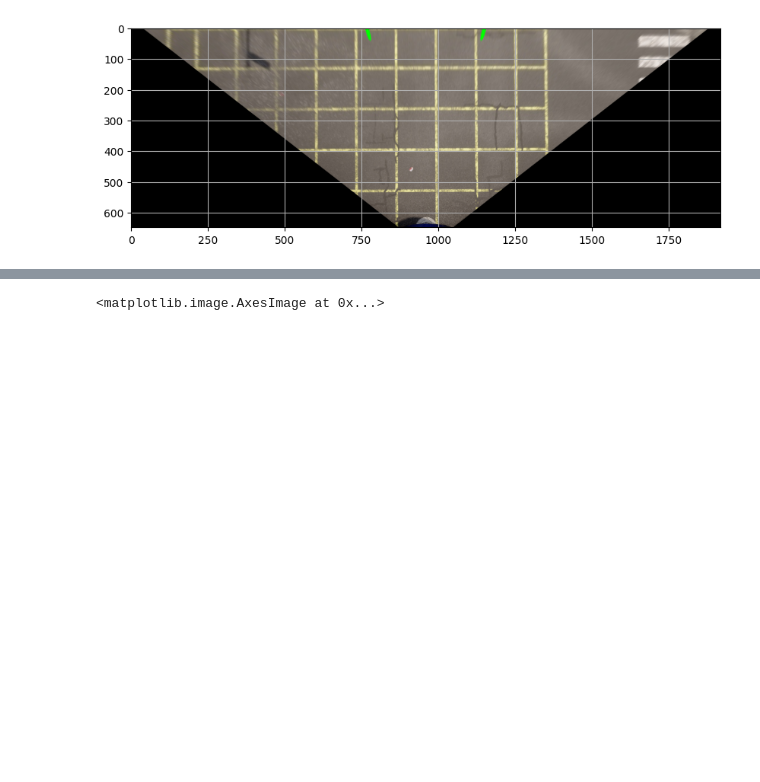
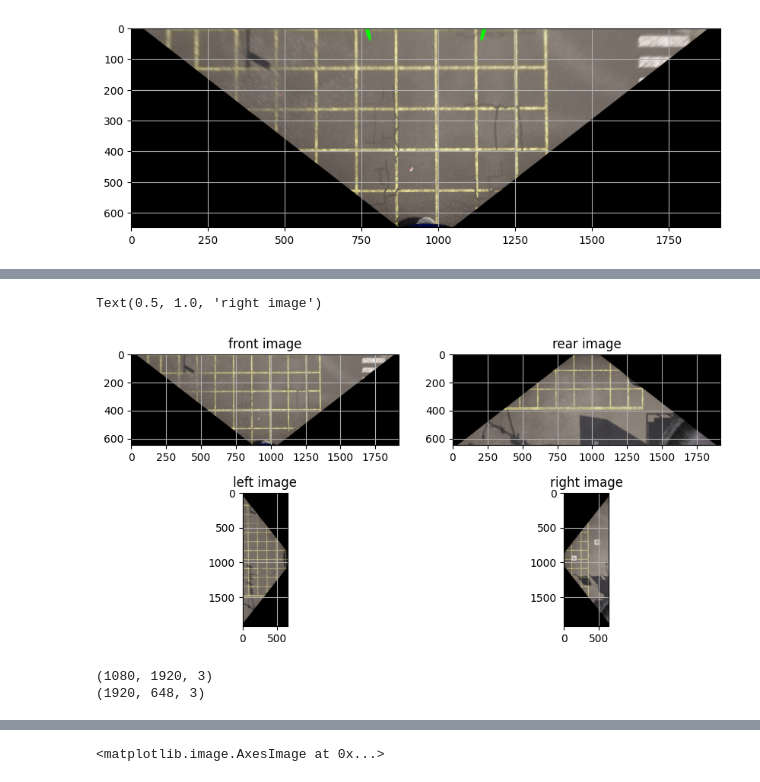
Before and after one commit to jinbeomjeong/surround_view, a Jupyter notebook: surround_view.ipynb, the cells around one changed output, grey strips where cells are left out. Drawn from its saved outputs; the diff is of its cells as text; code cells hidden in the pictures; blank space fills up the shorter version.

Commit message:
add basic blend

```diff
--- a/surround_view.ipynb
+++ b/surround_view.ipynb
@@ -82,8 +95,0 @@ for i in range(30):
-# %%
-gpu_img = cv2.cuda_GpuMat()
-
-for i in range(30):
-    front_dst = convert_bird_eye_view_cuda(gpu_img=gpu_img, img=front_img)
-    left_dst = convert_bird_eye_view_cuda(gpu_img=gpu_img, img=left_img)
-    right_dst = convert_bird_eye_view_cuda(gpu_img=gpu_img, img=right_img)
-    rear_dst = convert_bird_eye_view_cuda(gpu_img=gpu_img, img=rear_img)
@@ -115,0 +127,58 @@ for img_name, img in zip(dst_img_name_list, dst_img_list):
+# %%
+for i in range(30):
+    front_dst = convert_bird_eye_view(front_img)
+    left_dst = convert_bird_eye_view(left_img)
+    right_dst = convert_bird_eye_view(right_img)
+    rear_dst = convert_bird_eye_view(rear_img)
+
+    left_img_rot = cv2.rotate(left_dst, cv2.ROTATE_90_COUNTERCLOCKWISE)
+    right_img_rot = cv2.rotate(right_dst, cv2.ROTATE_90_CLOCKWISE)
+    rear_img_rot = cv2.rotate(rear_dst, cv2.ROTATE_180)
+
+    result = blend_bird_eye_img(front_dst, left_dst, right_dst, rear_dst)
+# %%
+fig, axis = plt.subplots(nrows=2, ncols=2)
+fig.set_size_inches(10, 5)
+
+axis[0, 0].imshow(front_dst)
+axis[0, 0].grid()
+axis[0, 0].set_title('front image')
+
+axis[0, 1].imshow(rear_img_rot)
+axis[0, 1].grid()
+axis[0, 1].set_title('rear image')
+
+axis[1, 0].imshow(left_img_rot)
+axis[1, 0].grid()
+axis[1, 0].set_title('left image')
+
+axis[1, 1].imshow(right_img_rot)
+axis[1, 1].grid()
+axis[1, 1].set_title('right image')
+# %% [output]
+Text(0.5, 1.0, 'right image')
+[figure, added]
+# %%
+print(front_img.shape)
+print(left_img_rot.shape)
+
+front_img_top_offset = 170
+left_img_left_offset = 260
+right_img_right_offset = 260
+
+border_color = (0, 0, 0)
+
+front_ext = cv2.copyMakeBorder(front_dst, front_img_top_offset, 1920-(front_dst.shape[0]+front_img_top_offset), 0, 0,
+                               cv2.BORDER_CONSTANT, value=border_color)
+
+rear_ext = cv2.copyMakeBorder(rear_img_rot, 1920-(rear_dst.shape[0]+front_img_top_offset), front_img_top_offset, 0, 0,
+                              cv2.BORDER_CONSTANT, value=border_color)
+
+left_ext = cv2.copyMakeBorder(left_img_rot, 0, 0, left_img_left_offset, 1920-(left_img_rot.shape[1]+left_img_left_offset),
+                               cv2.BORDER_CONSTANT, value=border_color)
+
+right_ext = cv2.copyMakeBorder(right_img_rot, 0, 0, 1920-(right_img_rot.shape[1]+right_img_right_offset), right_img_right_offset,
+                               cv2.BORDER_CONSTANT, value=border_color)
+# %% [output]
+(1080, 1920, 3)
+(1920, 648, 3)
```
Also changed, not shown: parts of 16 cells of this notebook, 1 other file.
